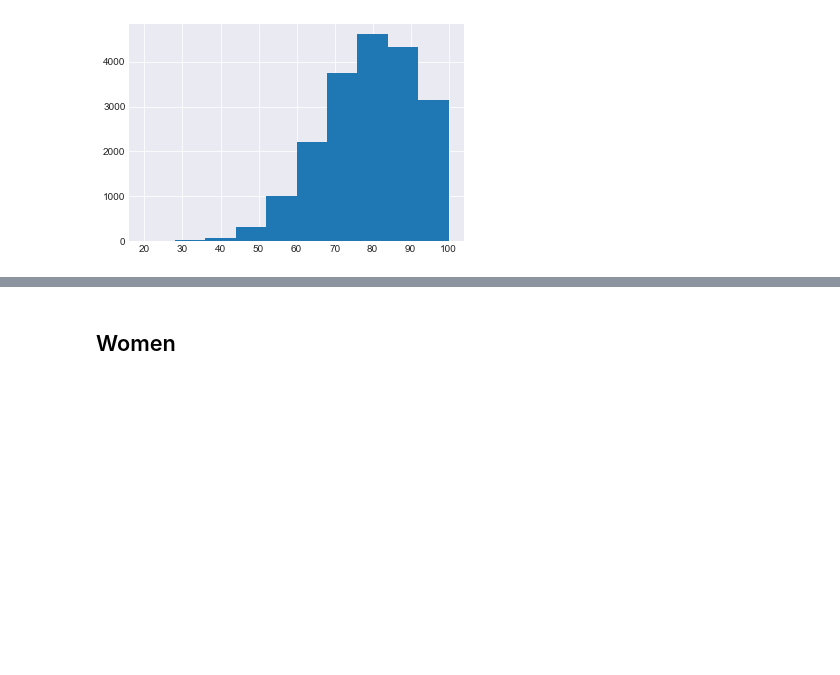
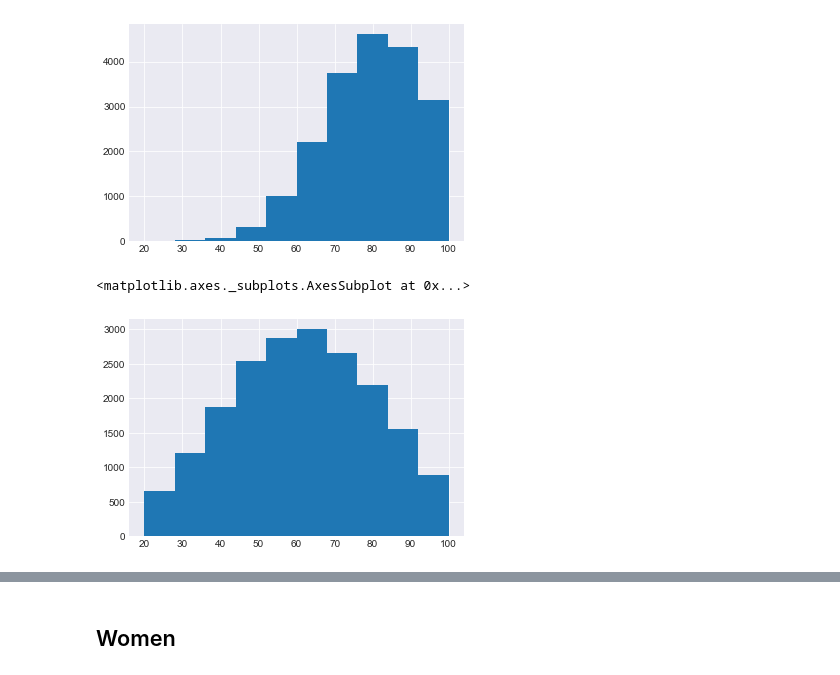
Before and after one commit to vincefav/big-five-age-and-gender, a Jupyter notebook: Big five - Age and gender.ipynb, the cells around one changed output, grey strips where cells are left out. Saved outputs shown, nothing was run; the diff lists cells and outputs as text; code cells hidden in the pictures; blank space fills up the shorter version.

Commit message:
feat: Add extraversion and kdeplots

```diff
--- a/Big five - Age and gender.ipynb
+++ b/Big five - Age and gender.ipynb
@@ -123,3 +120,20 @@ data['Openness'].hist()
 # %% [output]
 <matplotlib.axes._subplots.AxesSubplot at 0x...>
 [figure]
+# %%
+data['Extraversion'] =\
+(data['I am the life of the party.'] +
+data['I feel comfortable around people.'] +
+data['I start conversations.'] +
+data['I talk to a lot of different people at parties.'] +
+data["I don't mind being the center of attention."] +
+(6 - data["I don't like to draw attention to myself."]) +
+(6 - data["I don't talk a lot."]) +
+(6 - data["I have little to say."]) +
+(6 - data['I am quiet around strangers.']) +
+(6 - data['I keep in the background.']))/.5
+
+data['Extraversion'].hist()
+# %% [output]
+<matplotlib.axes._subplots.AxesSubplot at 0x...>
+[figure, added]
```
Also changed, not shown: parts of 9 cells of this notebook.
